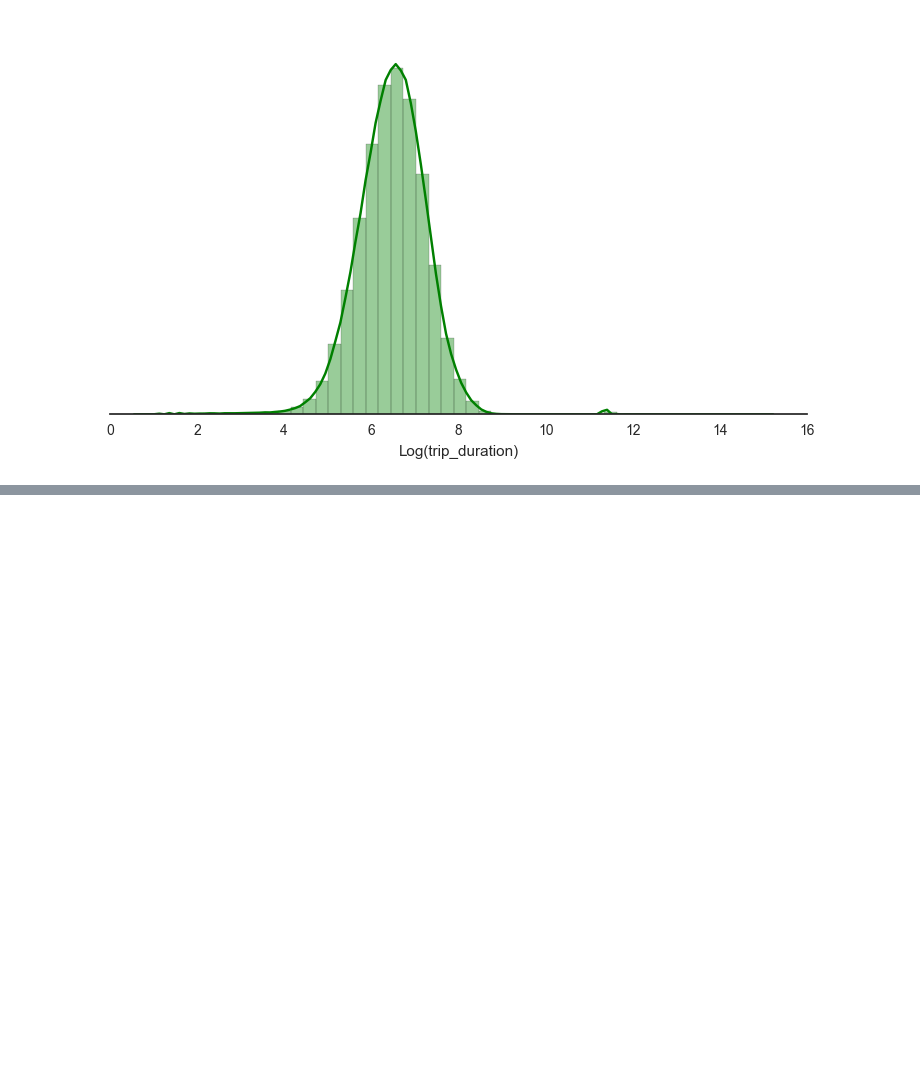
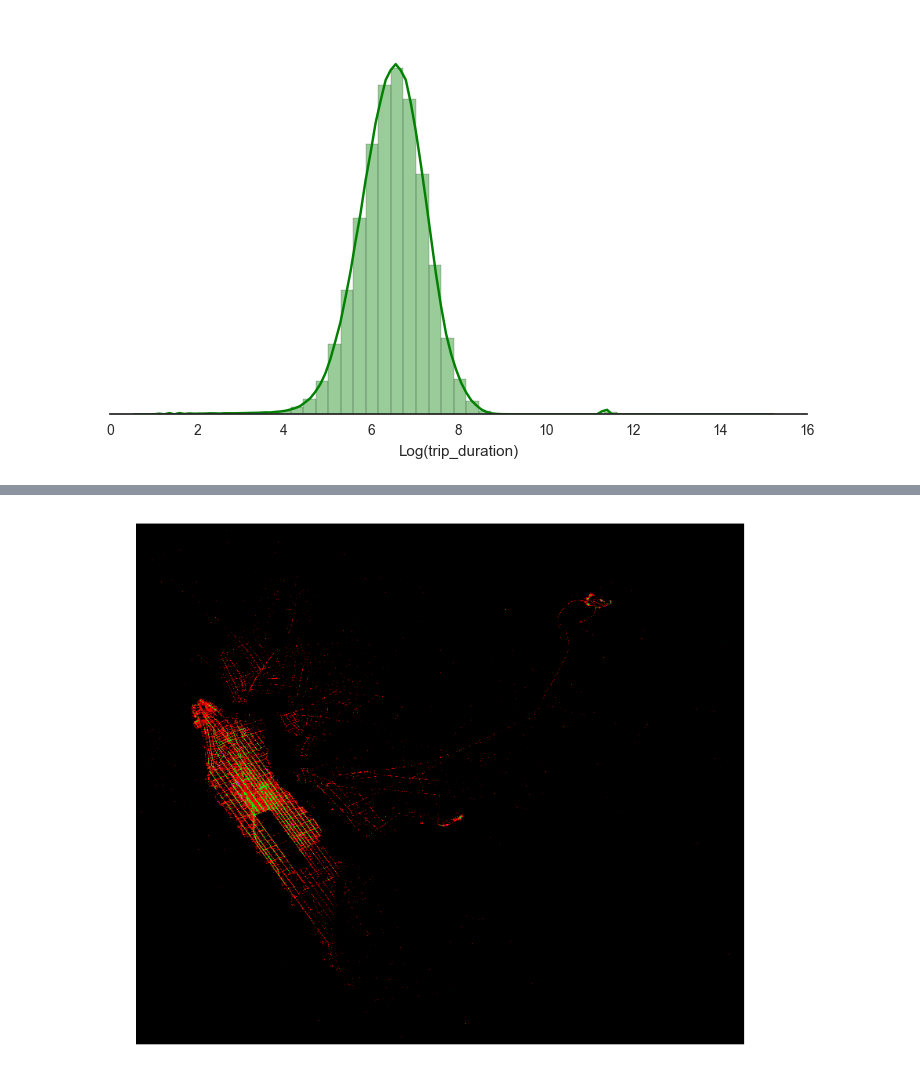
Before and after one commit to gadren/gadre_ninad_spring2018_BDSIA, a Jupyter notebook: Final_project/Scripts/Data Cleaning.ipynb, the cells around one changed output, grey strips where cells are left out. Cells and saved outputs as stored; diff of their text form; code cells hidden in the pictures; blank space fills up the shorter version.

```diff
--- a/Final_project/Scripts/Data Cleaning.ipynb
+++ b/Final_project/Scripts/Data Cleaning.ipynb
@@ -286,0 +328,43 @@ plt.show()
+# %%
+df = df_train.loc[(df_train.pickup_latitude > 40.6) & (df_train.pickup_latitude < 40.9)]
+df = df.loc[(df.dropoff_latitude>40.6) & (df.dropoff_latitude < 40.9)]
+df = df.loc[(df.dropoff_longitude > -74.05) & (df.dropoff_longitude < -73.7)]
+df = df.loc[(df.pickup_longitude > -74.05) & (df.pickup_longitude < -73.7)]
+df_new = df.copy()
+# %%
+rgb = np.zeros((3000, 3500, 3), dtype=np.uint8)
+rgb[..., 0] = 0
+rgb[..., 1] = 0
+rgb[..., 2] = 0
+df_new['pick_lat_new'] = list(map(int, (df_new['pickup_latitude'] - (40.6000))*10000))
+df_new['drop_lat_new'] = list(map(int, (df_new['dropoff_latitude'] - (40.6000))*10000))
+df_new['pick_lon_new'] = list(map(int, (df_new['pickup_longitude'] - (-74.050))*10000))
+df_new['drop_lon_new'] = list(map(int,(df_new['dropoff_longitude'] - (-74.050))*10000))
+
+summary_plot = pd.DataFrame(df_new.groupby(['pick_lat_new', 'pick_lon_new'])['id'].count())
+
+summary_plot.reset_index(inplace = True)
+summary_plot.head(120)
+lat_list = summary_plot['pick_lat_new'].unique()
+for i in lat_list:
+    lon_list = summary_plot.loc[summary_plot['pick_lat_new']==i]['pick_lon_new'].tolist()
+    unit = summary_plot.loc[summary_plot['pick_lat_new']==i]['id'].tolist()
+    for j in lon_list:
+        a = unit[lon_list.index(j)]
+        if (a//50) >0:
+            rgb[i][j][0] = 255
+            rgb[i,j, 1] = 0
+            rgb[i,j, 2] = 255
+        elif (a//10)>0:
+            rgb[i,j, 0] = 0
+            rgb[i,j, 1] = 255
+            rgb[i,j, 2] = 0
+        else:
+            rgb[i,j, 0] = 255
+            rgb[i,j, 1] = 0
+            rgb[i,j, 2] = 0
+fig, ax = plt.subplots(nrows=1,ncols=1,figsize=(10,10))
+ax.imshow(rgb, cmap = 'hot')
+ax.set_axis_off()
+# %% [output]
+[figure, added]
```
Also changed, not shown: parts of 10 cells of this notebook.
